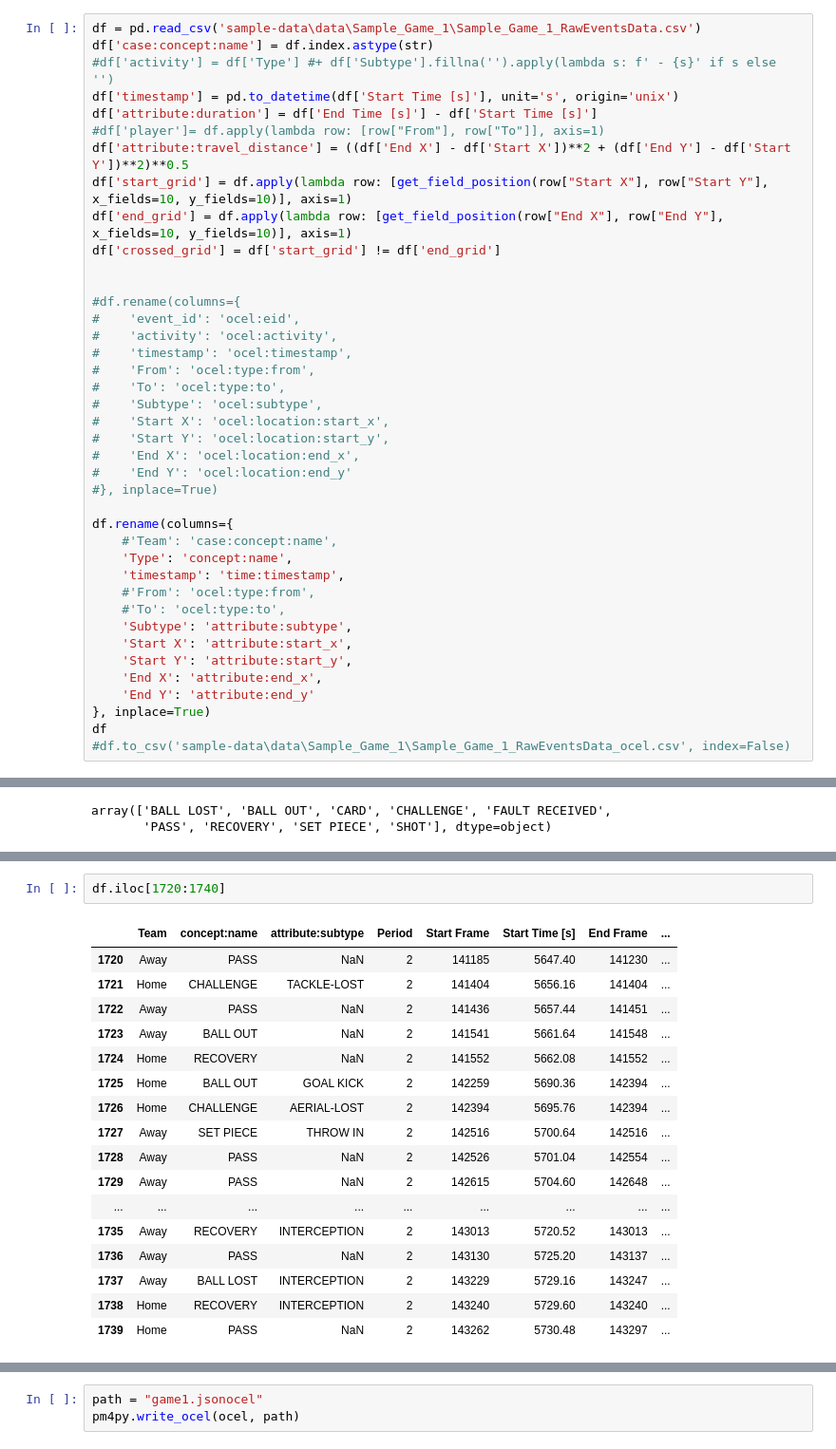
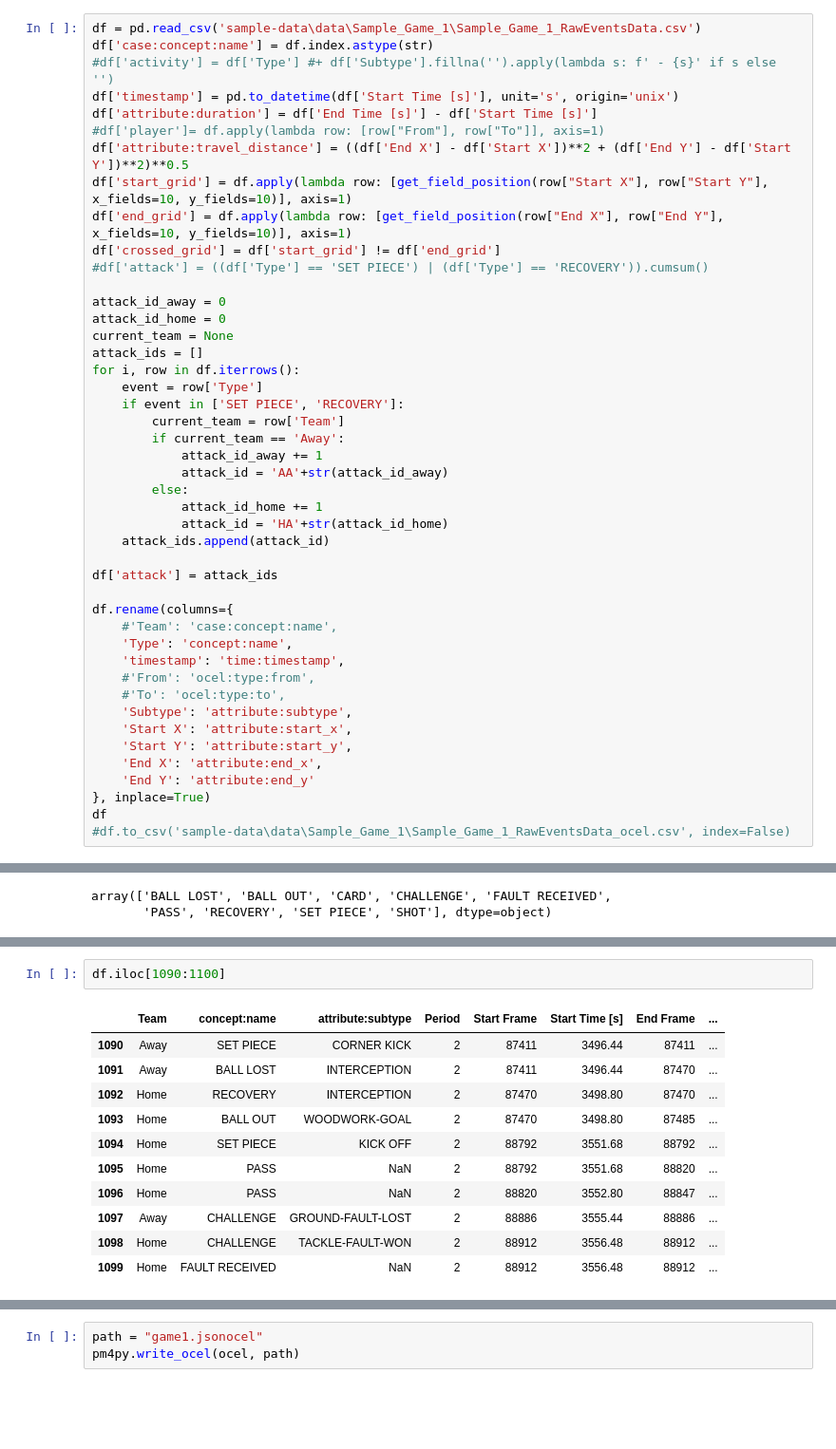
Before and after one commit to VitoChan01/Soccer, a Jupyter notebook: convert_ocel.ipynb, the cells around one changed output, grey strips where cells are left out. Shown at 95% size. Saved outputs shown, nothing was run; the diff lists cells and outputs as text; blank space fills up the shorter version.

Commit message:
attack

```diff
--- a/convert_ocel.ipynb
+++ b/convert_ocel.ipynb
@@ -14,20 +14,25 @@ df['attribute:travel_distance'] = ((df['End X'] - df['Start X'])**2 + (df['End Y
 df['start_grid'] = df.apply(lambda row: [get_field_position(row["Start X"], row["Start Y"], x_fields=10, y_fields=10)], axis=1)
 df['end_grid'] = df.apply(lambda row: [get_field_position(row["End X"], row["End Y"], x_fields=10, y_fields=10)], axis=1)
 df['crossed_grid'] = df['start_grid'] != df['end_grid']
+#df['attack'] = ((df['Type'] == 'SET PIECE') | (df['Type'] == 'RECOVERY')).cumsum()
 
+attack_id_away = 0
+attack_id_home = 0
+current_team = None
+attack_ids = []
+for i, row in df.iterrows():
+    event = row['Type']
+    if event in ['SET PIECE', 'RECOVERY']:
+        current_team = row['Team']
+        if current_team == 'Away':
+            attack_id_away += 1
+            attack_id = 'AA'+str(attack_id_away)
+        else:
+            attack_id_home += 1
+            attack_id = 'HA'+str(attack_id_home)
+    attack_ids.append(attack_id)
 
-#df.rename(columns={
-#    'event_id': 'ocel:eid',
-#    'activity': 'ocel:activity',
-#    'timestamp': 'ocel:timestamp',
-#    'From': 'ocel:type:from',
-#    'To': 'ocel:type:to',
-#    'Subtype': 'ocel:subtype',
-#    'Start X': 'ocel:location:start_x',
-#    'Start Y': 'ocel:location:start_y',
-#    'End X': 'ocel:location:end_x',
-#    'End Y': 'ocel:location:end_y'
-#}, inplace=True)
+df['attack'] = attack_ids
 
 df.rename(columns={
     #'Team': 'case:concept:name',
@@ -88,22 +89,16 @@ df[df['concept:name']=='BALL OUT']
 | 1744 | Away | BALL OUT | NaN | 2 | 143622 | 5744.88 | 143630 | ... |
 51 rows × 21 columns
 # %%
-df.iloc[1720:1740]
+df.iloc[1090:1100]
 # %% [output]
 |  | Team | concept:name | attribute:subtype | Period | Start Frame | Start Time [s] | End Frame | ... |
-| 1720 | Away | PASS | NaN | 2 | 141185 | 5647.40 | 141230 | ... |
-| 1721 | Home | CHALLENGE | TACKLE-LOST | 2 | 141404 | 5656.16 | 141404 | ... |
-| 1722 | Away | PASS | NaN | 2 | 141436 | 5657.44 | 141451 | ... |
-| 1723 | Away | BALL OUT | NaN | 2 | 141541 | 5661.64 | 141548 | ... |
-| 1724 | Home | RECOVERY | NaN | 2 | 141552 | 5662.08 | 141552 | ... |
-| 1725 | Home | BALL OUT | GOAL KICK | 2 | 142259 | 5690.36 | 142394 | ... |
-| 1726 | Home | CHALLENGE | AERIAL-LOST | 2 | 142394 | 5695.76 | 142394 | ... |
-| 1727 | Away | SET PIECE | THROW IN | 2 | 142516 | 5700.64 | 142516 | ... |
-| 1728 | Away | PASS | NaN | 2 | 142526 | 5701.04 | 142554 | ... |
-| 1729 | Away | PASS | NaN | 2 | 142615 | 5704.60 | 142648 | ... |
-| ... | ... | ... | ... | ... | ... | ... | ... | ... |
-| 1735 | Away | RECOVERY | INTERCEPTION | 2 | 143013 | 5720.52 | 143013 | ... |
-| 1736 | Away | PASS | NaN | 2 | 143130 | 5725.20 | 143137 | ... |
-| 1737 | Away | BALL LOST | INTERCEPTION | 2 | 143229 | 5729.16 | 143247 | ... |
-| 1738 | Home | RECOVERY | INTERCEPTION | 2 | 143240 | 5729.60 | 143240 | ... |
-| 1739 | Home | PASS | NaN | 2 | 143262 | 5730.48 | 143297 | ... |
+| 1090 | Away | SET PIECE | CORNER KICK | 2 | 87411 | 3496.44 | 87411 | ... |
+| 1091 | Away | BALL LOST | INTERCEPTION | 2 | 87411 | 3496.44 | 87470 | ... |
+| 1092 | Home | RECOVERY | INTERCEPTION | 2 | 87470 | 3498.80 | 87470 | ... |
+| 1093 | Home | BALL OUT | WOODWORK-GOAL | 2 | 87470 | 3498.80 | 87485 | ... |
+| 1094 | Home | SET PIECE | KICK OFF | 2 | 88792 | 3551.68 | 88792 | ... |
+| 1095 | Home | PASS | NaN | 2 | 88792 | 3551.68 | 88820 | ... |
+| 1096 | Home | PASS | NaN | 2 | 88820 | 3552.80 | 88847 | ... |
+| 1097 | Away | CHALLENGE | GROUND-FAULT-LOST | 2 | 88886 | 3555.44 | 88886 | ... |
+| 1098 | Home | CHALLENGE | TACKLE-FAULT-WON | 2 | 88912 | 3556.48 | 88912 | ... |
+| 1099 | Home | FAULT RECEIVED | NaN | 2 | 88912 | 3556.48 | 88912 | ... |
```
Also changed, not shown: parts of 12 cells of this notebook.
